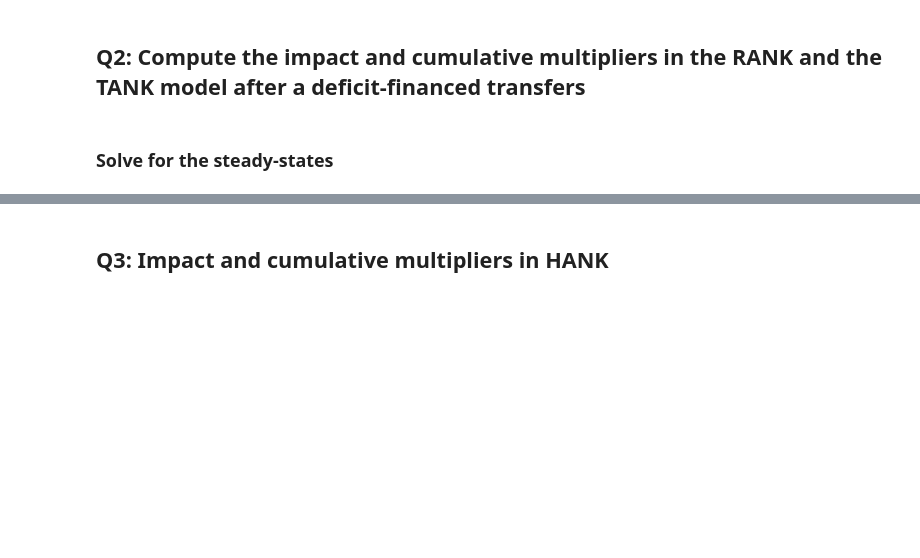
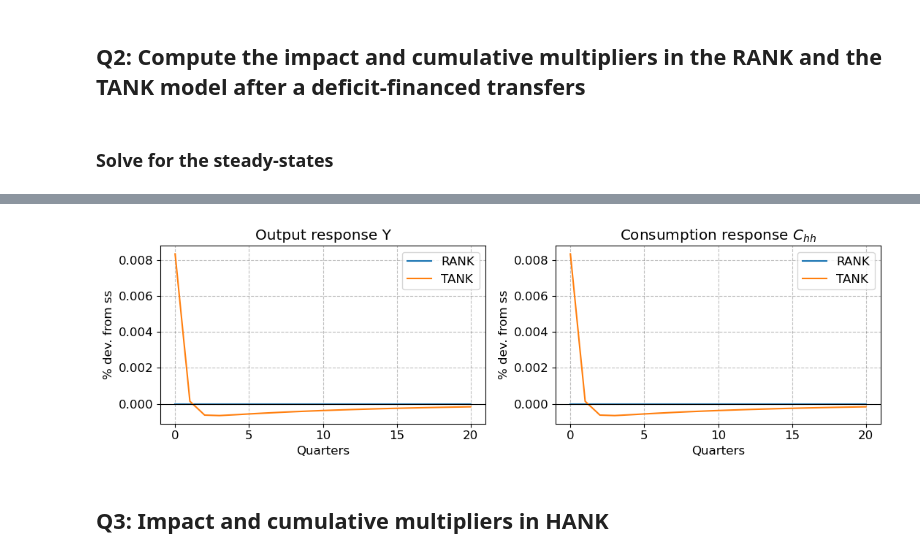
Before and after one commit to NumEconCopenhagen/AdvMacroHet, a Jupyter notebook: Assignments/Assignment II/HANK.ipynb, the cells around one changed output, grey strips where cells are left out. Cells and saved outputs as stored; diff of their text form; code cells hidden in the pictures; blank space fills up the shorter version.

```diff
--- a/Assignments/Assignment II/HANK.ipynb
+++ b/Assignments/Assignment II/HANK.ipynb
@@ -77,3 +81,39 @@ TANK Cumulative Multiplier: -0.00
+# %%
+for m in [model_RANK, model_TANK]:
+    m.compute_jacs(do_print=False)
+    m.find_IRFs(shocks=['transfers'], do_print=False)
+
+T_plot = 21
+tgrid = np.arange(T_plot)
+
+dY_RANK = model_RANK.IRF['Y'][:T_plot]
+dY_TANK = model_TANK.IRF['Y'][:T_plot]
+dC_RANK = model_RANK.IRF['C_hh'][:T_plot]
+dC_TANK = model_TANK.IRF['C_hh'][:T_plot]
+
+fig, ax = plt.subplots(1, 2, figsize=(11,3.5))
+
+ax[0].plot(tgrid, dY_RANK, label='RANK')
+ax[0].plot(tgrid, dY_TANK, label='TANK')
+ax[0].axhline(0,color='black',linewidth=0.8)
+ax[0].set_title('Output response Y')
+ax[0].set_xlabel('Quarters')
+ax[0].set_ylabel('% dev. from ss')
+ax[0].legend()
+
+ax[1].plot(tgrid, dC_RANK, label='RANK')
+ax[1].plot(tgrid, dC_TANK, label='TANK')
+ax[1].axhline(0,color='black',linewidth=0.8)
+ax[1].set_title('Consumption response $C_{hh}$')
+ax[1].set_xlabel('Quarters')
+ax[1].set_ylabel('% dev. from ss')
+ax[1].legend()
+
+fig.tight_layout()
+fig.savefig('q2.png', dpi=200)
+plt.show()
+# %% [output]
+[figure, added]
 # %% [markdown]
 ## Q3: Impact and cumulative multipliers in HANK
 # %% [markdown]
```
Also changed, not shown: parts of 28 cells of this notebook, 16 other files.
